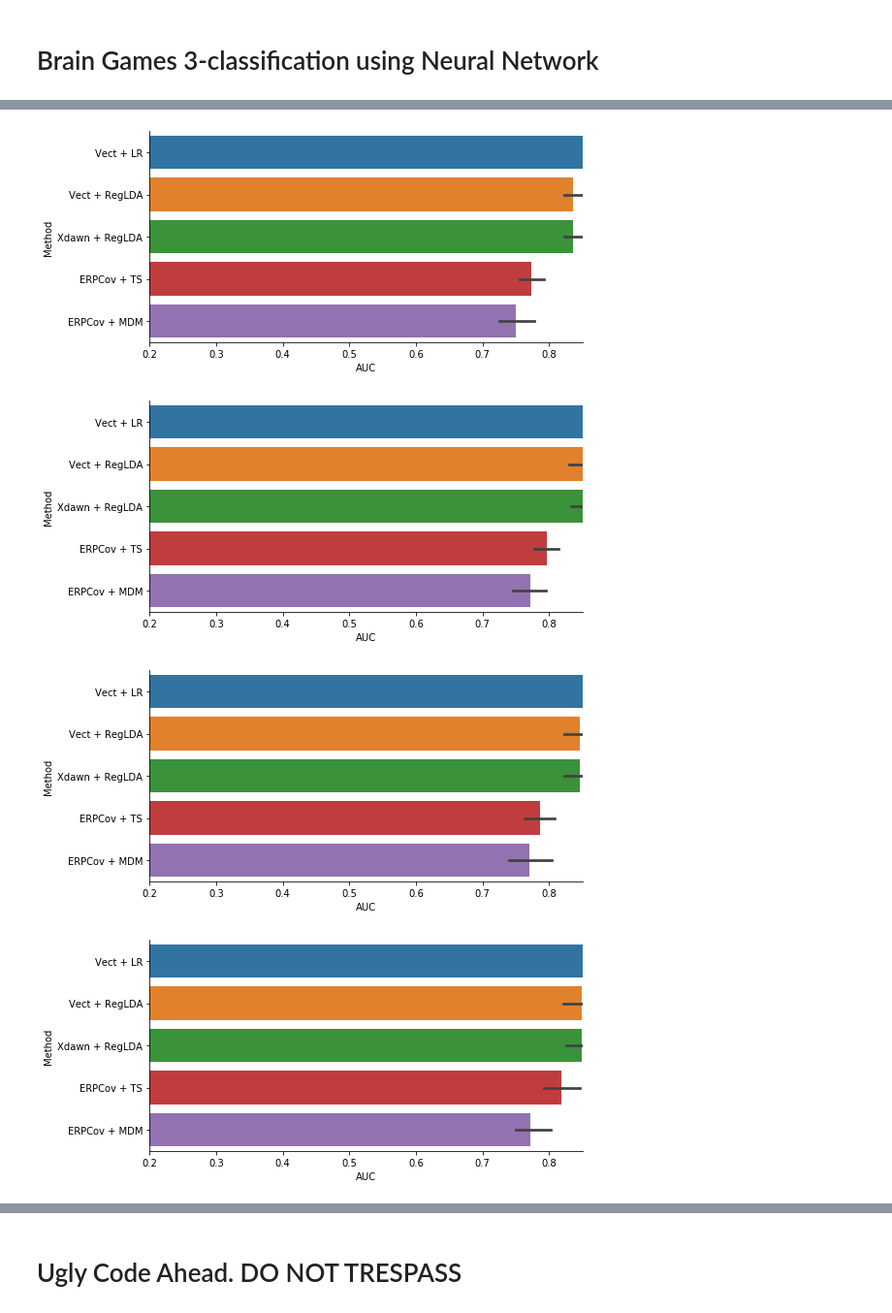
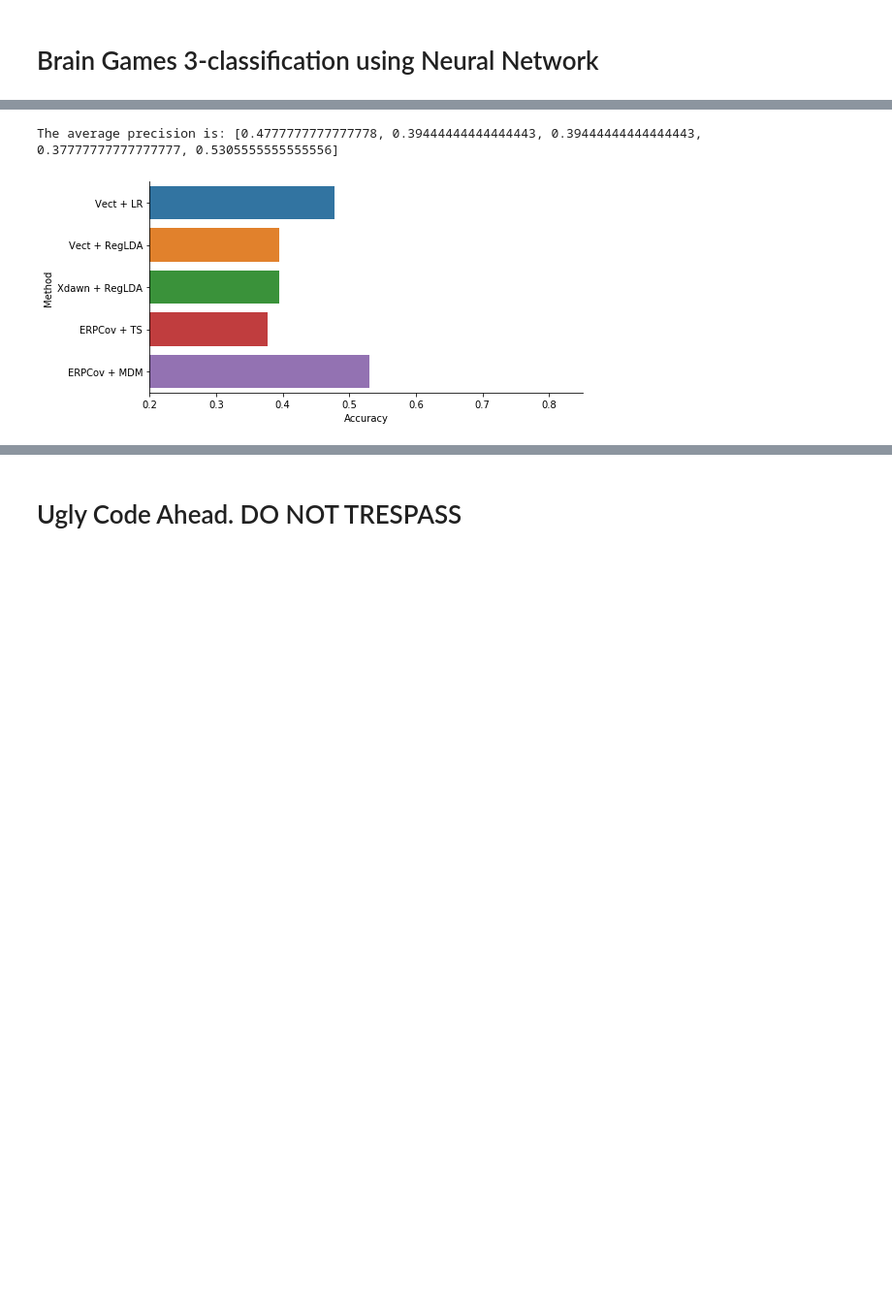
Before and after one commit to lytzV/BrainGames, a Jupyter notebook: Brain Games 3-classification using Neural Network.ipynb, the cells around one changed output, grey strips where cells are left out. Shown at 97% size. Drawn from its saved outputs; the diff is of its cells as text; code cells hidden in the pictures; blank space fills up the shorter version.

```diff
--- a/Brain Games 3-classification using Neural Network.ipynb
+++ b/Brain Games 3-classification using Neural Network.ipynb
@@ -38,9 +38,9 @@ from collections import OrderedDict
 import pandas as pd
 import seaborn as sns
 # %%
-def loadData(sample_time, window_time, verbose, *args):
+def loadData(sample_time, window_time, verbose, filelist):
     csvData = []
-    for a in args:
+    for a in filelist:
         csvData.append(np.genfromtxt(a, delimiter=','))
     min_len = min([c.shape[0] for c in csvData])
     if verbose: print("There are {l} raw data points".format(l=min_len))
@@ -247,7 +291,7 @@ def run(window_len, verbose):
     print(X_train.shape, X_test.shape)
     train_scr, test_scr = train(100, 1e-8, 'lbfgs', X_train, y_train, X_test, y_test)
     return train_scr, test_scr, percentage
-def run_band(window_len, verbose):
+def run_band(window_len, ratio, verbose):
     clfs = OrderedDict()
 
     clfs['Vect + LR'] = make_pipeline(Vectorizer(), StandardScaler(), LogisticRegression())
@@ -257,7 +301,7 @@ def run_band(window_len, verbose):
     clfs['ERPCov + MDM'] = make_pipeline(ERPCovariances(), MDM())
     print("Window size:",window_len,"s")
     if verbose: print("Loading Data...")
-    sample_len, data_per_window, channel = loadData(600, window_len, verbose, "10minrest.csv", "10min100-400multiplication.csv")
+    sample_len, data_per_window, channel = loadData(420, window_len, verbose, ["1115/binary/7min5.4*.csv", "1115/binary/7minrest.csv"])
     if verbose: print("===================================================================================")
     if verbose: print("")
     if verbose: print("Triming Data...")
@@ -265,7 +309,7 @@ def run_band(window_len, verbose):
     if verbose: print("===================================================================================")
     if verbose: print("")
     if verbose: print("Spectralizing Data...")
-    spectralized = stcbp(pruned, 256, data_per_window)
+    spectralized = stcbp(pruned, 256, data_per_window, 0, ratio, 5)
     #print(spectralized)
     if verbose: print("===================================================================================")
     if verbose: print("")
@@ -287,7 +331,7 @@ def run_band(window_len, verbose):
     mean = []
     methods = []
     for m in clfs:
-        res = cross_val_score(clfs[m], X, y, scoring='roc_auc', cv=cv, n_jobs=-1)
+        res = cross_val_score(clfs[m], X, y, scoring='accuracy', cv=cv, n_jobs=-1)
         mean.append(np.mean(res))
         auc.extend(res)
         methods.extend([m]*len(res))
@@ -313,7 +357,7 @@ def run_neurotech(window_len, verbose):
     # format data
     print("Window size:",window_len,"s")
     if verbose: print("Loading Data...")
-    sample_len, data_per_window, channel = loadData(120, window_len, verbose, "1115/rest60s/EEG_recording_2019-11-16-07.28.52.csv", "1115/rest60s/EEG_recording_2019-11-16-07.32.46.csv")
+    sample_len, data_per_window, channel = loadData(420, window_len, verbose, ["1115/binary/7min5.4*.csv", "1115/binary/7minrest.csv"])
     if verbose: print("===================================================================================")
     if verbose: print("")
     if verbose: print("Triming Data...")
@@ -356,15 +400,70 @@ def run_neurotech(window_len, verbose):
     sns.despine()
     return mean
 
+def validate_with_band(window_len, ratio, verbose):
+    def calc_accuracy(clf, X_test, y_test):
+        y_pred = clf.predict(X_test)
+        cnt = 0
+        assert y_pred.shape == y_test.shape
+        for i in range(y_pred.shape[0]):
+            if y_pred[i] == y_test[i]:
+                cnt += 1
+        return cnt/X_test.shape[0]
+    clfs = OrderedDict()
 
-win_len_list = [1*i for i in range(1, 6)]
+    clfs['Vect + LR'] = make_pipeline(Vectorizer(), StandardScaler(), LogisticRegression())
+    clfs['Vect + RegLDA'] = make_pipeline(Vectorizer(), LDA(shrinkage='auto', solver='eigen'))
+    clfs['Xdawn + RegLDA'] = make_pipeline(Xdawn(2, classes=[1]), Vectorizer(), LDA(shrinkage='auto', solver='eigen'))
+    clfs['ERPCov + TS'] = make_pipeline(ERPCovariances(), TangentSpace(), LogisticRegression())
+    clfs['ERPCov + MDM'] = make_pipeline(ERPCovariances(), MDM())
+    print("Window size:",window_len,"s")
+
+    X, y = chunky_xy(verbose, window_len, 420, ratio, "1115/binary/7min5.4*.csv", "1115/binary/7minrest.csv")
+    X_validate, y_validate = chunky_xy(verbose, window_len, 180, ratio, "1115/binary/3min5.4*.csv", "1115/binary/3minrest.csv")
+    cv = StratifiedShuffleSplit(n_splits=10, test_size=0.2, random_state=42)
+    # run validation for each pipeline
+    scr = []
+    methods = []
+    for m in clfs:
+        clfs[m].fit(X, y)
+        #scr.append(calc_accuracy(clfs[m], X_validate, y_validate))
+        #scr.append(clfs[m].score(X_validate, y_validate))
+        #methods.extend([m])
+
+        res = cross_val_score(clfs[m], X, y, scoring='roc_auc', cv=cv, n_jobs=-1)
+        scr.append(clfs[m].score(X_validate, y_validate))
+        #scr.append(np.mean(res))
+        methods.extend([m])
+
+    results = pd.DataFrame(data=scr, columns=['Accuracy'])
+    results['Method'] = methods
+    print("The average precision is:", scr)
+
+    plt.figure(figsize=[8,4])
+    sns.barplot(data=results, x='Accuracy', y='Method')
+    plt.xlim(0.2, 0.85)
+    sns.despine()
+    return scr
+
+
+
+win_len_list = [1*i for i in range(1, 2)]
+ratio_len_list = [0.05*i for i in range(1, 20)]
 means = []
 test_res = []
 train_res = []
 percent_res = []
 for w in win_len_list:
     #train_scr, test_scr, percent_scr = run(w, False)
-    means.append(run_band(w, False))
+    #means.append(run_band(w, 0.4, False))
+    #means.append(run_neurotech(w, False))
+    means.append(validate_with_band(w, 0.4, False))
+    #train_res.append(train_scr)
+    #test_res.append(test_scr)
+    #percent_res.append(percent_scr)
+#for r in ratio_len_list:
+    #train_scr, test_scr, percent_scr = run(w, False)
+ #   means.append(run_band(11, r, False))
     #means.append(run_neurotech(w, False))
     #train_res.append(train_scr)
     #test_res.append(test_scr)
@@ -393,4 +483,2 @@ The average AUC score is: [0.9020833333333332, 0.8819444444444444, 0.88194444444
+The average precision is: [0.4777777777777778, 0.39444444444444443, 0.39444444444444443, 0.37777777777777777, 0.5305555555555556]
-[figure, old version]
+[figure, new version]
-[figure, removed]
-[figure, removed]
-[figure, removed]
```
Also changed, not shown: parts of 5 cells of this notebook, 22 other files.
